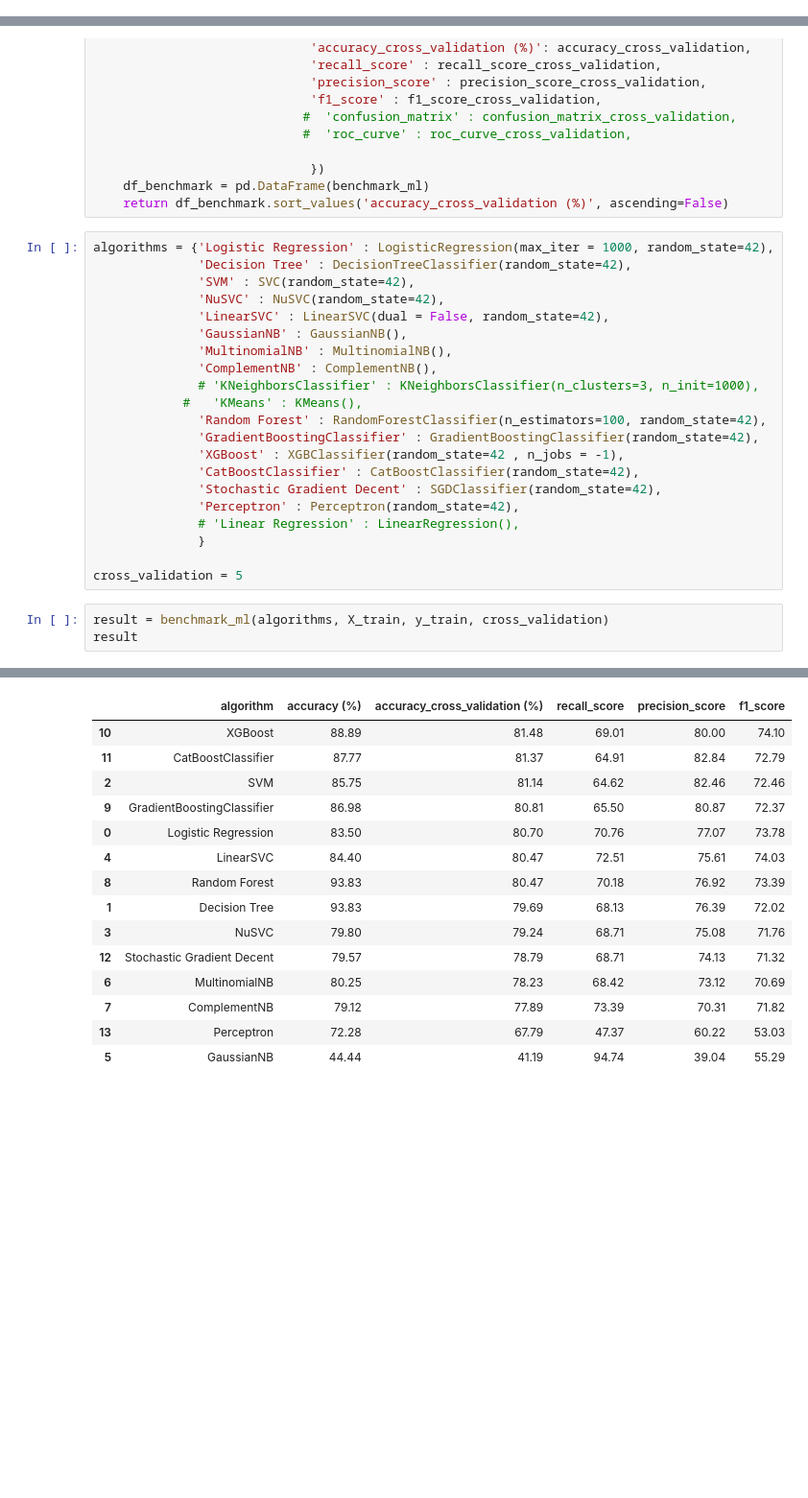
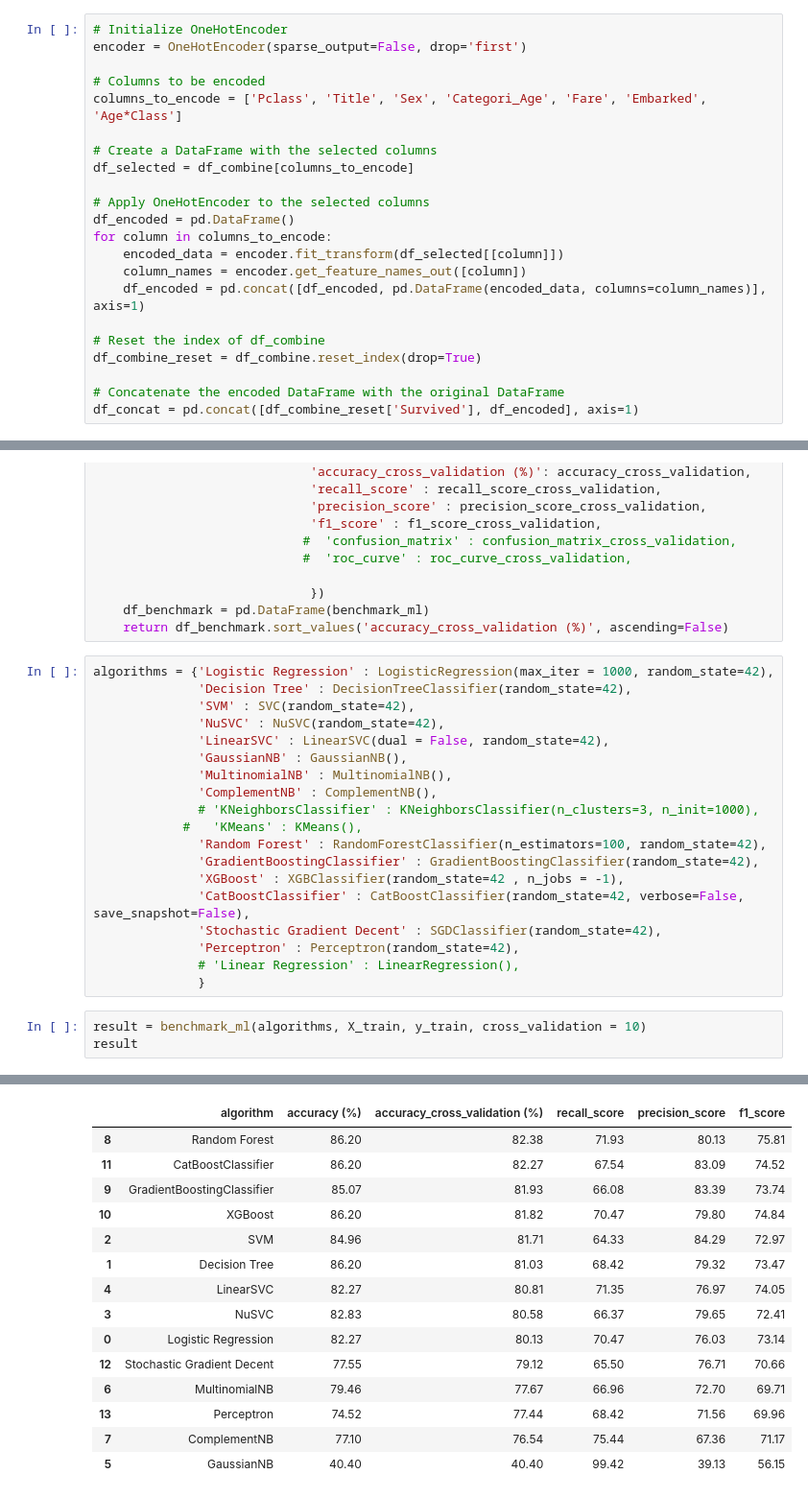
Before and after one commit to rvanguita/DataScientists, a Jupyter notebook: Projects/Kaggle/Titanic/titanic.ipynb, the cells around one changed output, grey strips where cells are left out. Shown: that part at 96% size. Cells and saved outputs as stored; diff of their text form; blank space fills up the shorter version.

Commit message:
titanic using KFold, SMOTE, OneHotEncoder

```diff
--- a/Projects/Kaggle/Titanic/titanic.ipynb
+++ b/Projects/Kaggle/Titanic/titanic.ipynb
@@ -398,3 +401,25 @@ df_concat = pd.concat([df_combine['Survived'],
+# %%
+# Initialize OneHotEncoder
+encoder = OneHotEncoder(sparse_output=False, drop='first')
+
+# Columns to be encoded
+columns_to_encode = ['Pclass', 'Title', 'Sex', 'Categori_Age', 'Fare', 'Embarked', 'Age*Class']
+
+# Create a DataFrame with the selected columns
+df_selected = df_combine[columns_to_encode]
+
+# Apply OneHotEncoder to the selected columns
+df_encoded = pd.DataFrame()
+for column in columns_to_encode:
+    encoded_data = encoder.fit_transform(df_selected[[column]])
+    column_names = encoder.get_feature_names_out([column])
+    df_encoded = pd.concat([df_encoded, pd.DataFrame(encoded_data, columns=column_names)], axis=1)
+
+# Reset the index of df_combine
+df_combine_reset = df_combine.reset_index(drop=True)
+
+# Concatenate the encoded DataFrame with the original DataFrame
+df_concat = pd.concat([df_combine_reset['Survived'], df_encoded], axis=1)
 # %%
 train = df_concat[:len(df_train)].copy()
 test = df_concat[(len(df_combine) - len(df_test)):].copy()
@@ -453,14 +478,12 @@ algorithms = {'Logistic Regression' : LogisticRegression(max_iter = 1000, random
               'Random Forest' : RandomForestClassifier(n_estimators=100, random_state=42),
               'GradientBoostingClassifier' : GradientBoostingClassifier(random_state=42),
               'XGBoost' : XGBClassifier(random_state=42 , n_jobs = -1),
-              'CatBoostClassifier' : CatBoostClassifier(random_state=42),
+              'CatBoostClassifier' : CatBoostClassifier(random_state=42, verbose=False, save_snapshot=False),
               'Stochastic Gradient Decent' : SGDClassifier(random_state=42),
               'Perceptron' : Perceptron(random_state=42),
               # 'Linear Regression' : LinearRegression(),
               }
-
-cross_validation = 5
 # %%
-result = benchmark_ml(algorithms, X_train, y_train, cross_validation)
+result = benchmark_ml(algorithms, X_train, y_train, cross_validation = 10)
 result
 # %% [output]
@@ -484,16 +490,16 @@ Learning rate set to 0.009807
 |  | algorithm | accuracy (%) | accuracy_cross_validation (%) | recall_score | precision_score | f1_score |
-| 10 | XGBoost | 88.89 | 81.48 | 69.01 | 80.00 | 74.10 |
-| 11 | CatBoostClassifier | 87.77 | 81.37 | 64.91 | 82.84 | 72.79 |
-| 2 | SVM | 85.75 | 81.14 | 64.62 | 82.46 | 72.46 |
-| 9 | GradientBoostingClassifier | 86.98 | 80.81 | 65.50 | 80.87 | 72.37 |
-| 0 | Logistic Regression | 83.50 | 80.70 | 70.76 | 77.07 | 73.78 |
-| 4 | LinearSVC | 84.40 | 80.47 | 72.51 | 75.61 | 74.03 |
-| 8 | Random Forest | 93.83 | 80.47 | 70.18 | 76.92 | 73.39 |
-| 1 | Decision Tree | 93.83 | 79.69 | 68.13 | 76.39 | 72.02 |
-| 3 | NuSVC | 79.80 | 79.24 | 68.71 | 75.08 | 71.76 |
-| 12 | Stochastic Gradient Decent | 79.57 | 78.79 | 68.71 | 74.13 | 71.32 |
-| 6 | MultinomialNB | 80.25 | 78.23 | 68.42 | 73.12 | 70.69 |
-| 7 | ComplementNB | 79.12 | 77.89 | 73.39 | 70.31 | 71.82 |
-| 13 | Perceptron | 72.28 | 67.79 | 47.37 | 60.22 | 53.03 |
-| 5 | GaussianNB | 44.44 | 41.19 | 94.74 | 39.04 | 55.29 |
+| 8 | Random Forest | 86.20 | 82.38 | 71.93 | 80.13 | 75.81 |
+| 11 | CatBoostClassifier | 86.20 | 82.27 | 67.54 | 83.09 | 74.52 |
+| 9 | GradientBoostingClassifier | 85.07 | 81.93 | 66.08 | 83.39 | 73.74 |
+| 10 | XGBoost | 86.20 | 81.82 | 70.47 | 79.80 | 74.84 |
+| 2 | SVM | 84.96 | 81.71 | 64.33 | 84.29 | 72.97 |
+| 1 | Decision Tree | 86.20 | 81.03 | 68.42 | 79.32 | 73.47 |
+| 4 | LinearSVC | 82.27 | 80.81 | 71.35 | 76.97 | 74.05 |
+| 3 | NuSVC | 82.83 | 80.58 | 66.37 | 79.65 | 72.41 |
+| 0 | Logistic Regression | 82.27 | 80.13 | 70.47 | 76.03 | 73.14 |
+| 12 | Stochastic Gradient Decent | 77.55 | 79.12 | 65.50 | 76.71 | 70.66 |
+| 6 | MultinomialNB | 79.46 | 77.67 | 66.96 | 72.70 | 69.71 |
+| 13 | Perceptron | 74.52 | 77.44 | 68.42 | 71.56 | 69.96 |
+| 7 | ComplementNB | 77.10 | 76.54 | 75.44 | 67.36 | 71.17 |
+| 5 | GaussianNB | 40.40 | 40.40 | 99.42 | 39.13 | 56.15 |
 # %%
```
Also changed, not shown: parts of 19 cells of this notebook, 4 other files.
